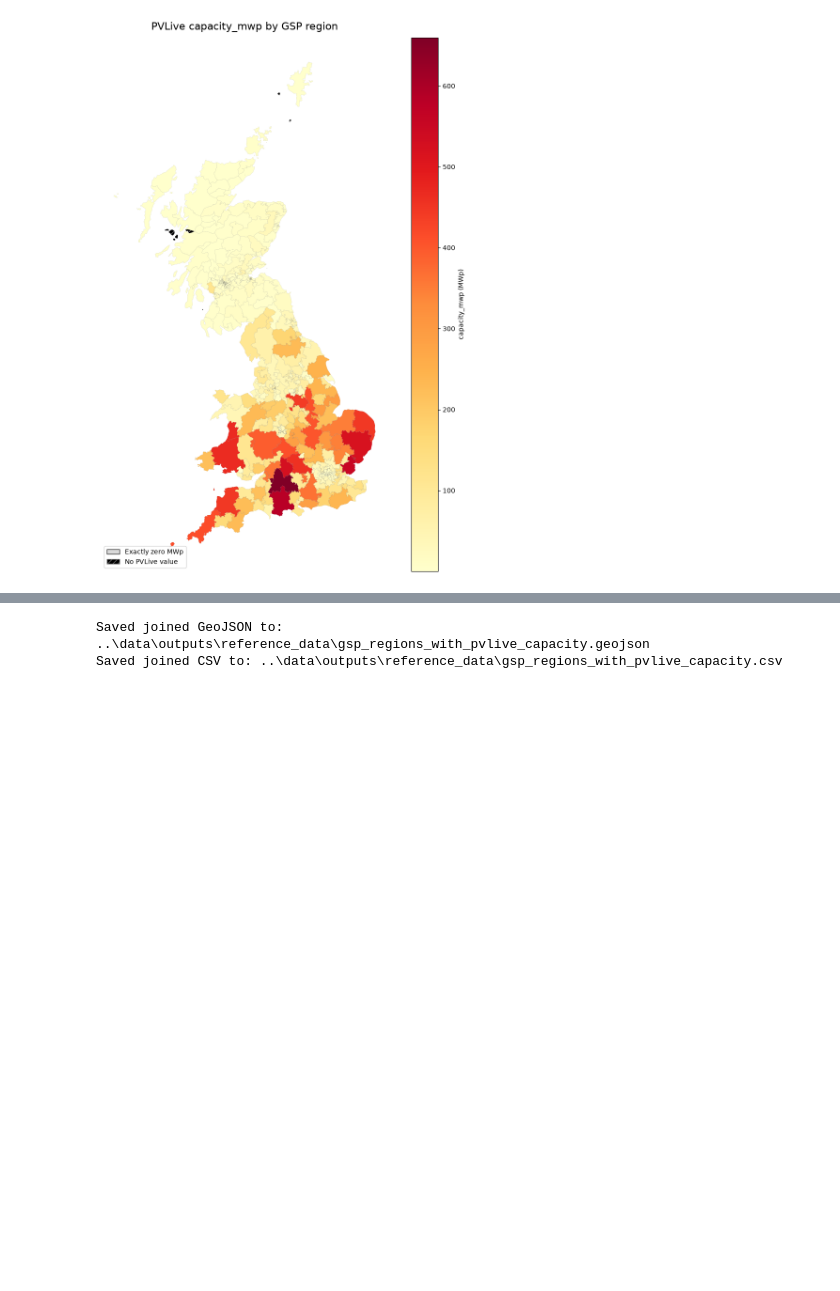
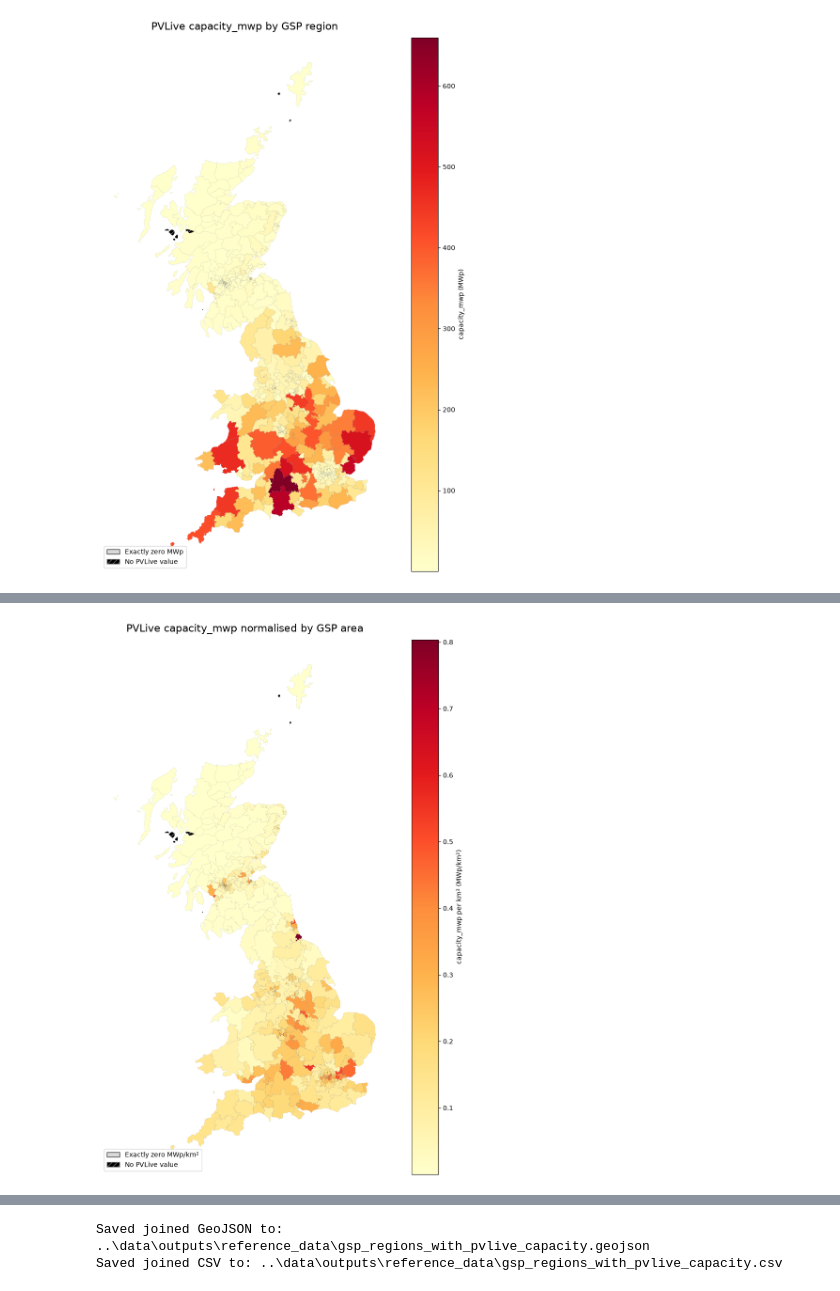
Before and after one commit to lukemccarvill/Met-Office-Solar-Luke, a Jupyter notebook: src/03_pvlive_gsp_capacity.ipynb, the cells around one changed output, grey strips where cells are left out. Cells and saved outputs as stored; diff of their text form; code cells hidden in the pictures; blank space fills up the shorter version.

```diff
--- a/src/03_pvlive_gsp_capacity.ipynb
+++ b/src/03_pvlive_gsp_capacity.ipynb
@@ -240,0 +243,95 @@ plt.show()
+# %%
+# Calculate area-normalised capacity for each GSP, keeping multipart GSPs together.
+gsp_area = (
+    gsp_with_capacity[["gsp_id", "geometry"]]
+    .dropna(subset=["gsp_id"])
+    .to_crs("EPSG:27700")
+    .assign(area_km2=lambda frame: frame.geometry.area / 1_000_000)
+    .groupby("gsp_id", as_index=False)["area_km2"]
+    .sum()
+)
+
+capacity_by_gsp = gsp_with_capacity[
+    ["gsp_id", CAPACITY_FIELD]
+].drop_duplicates("gsp_id")
+capacity_density = capacity_by_gsp.merge(gsp_area, on="gsp_id", how="left")
+normalised_field = f"{CAPACITY_FIELD}_per_km2"
+capacity_density[normalised_field] = (
+    capacity_density[CAPACITY_FIELD] / capacity_density["area_km2"]
+)
+
+gsp_with_density = gsp_with_capacity.drop(
+    columns=["area_km2", normalised_field], errors="ignore"
+).merge(
+    capacity_density[["gsp_id", "area_km2", normalised_field]],
+    on="gsp_id",
+    how="left",
+    validate="many_to_one",
+)
+
+missing_density = gsp_with_density[gsp_with_density[normalised_field].isna()]
+zero_density = gsp_with_density[gsp_with_density[normalised_field] == 0]
+positive_density = gsp_with_density[gsp_with_density[normalised_field] > 0]
+
+fig, ax = plt.subplots(figsize=(10, 12))
+
+missing_density.plot(
+    ax=ax,
+    facecolor="black",
+    edgecolor="#777777",
+    hatch="///",
+    linewidth=0.05,
+    zorder=1,
+)
+zero_density.plot(
+    ax=ax,
+    facecolor="#d9d9d9",
+    edgecolor="#333333",
+    linewidth=0.05,
+    zorder=2,
+)
+
+if not positive_density.empty:
+    positive_density.plot(
+        ax=ax,
+        column=normalised_field,
+        cmap="YlOrRd",
+        vmin=positive_density[normalised_field].min(),
+        vmax=positive_density[normalised_field].max(),
+        edgecolor="#333333",
+        linewidth=0.05,
+        legend=True,
+        legend_kwds={"label": f"{CAPACITY_FIELD} per km² (MWp/km²)"},
+        zorder=3,
+    )
+
+ax.set_title(
+    f"PVLive {CAPACITY_FIELD} normalised by GSP area",
+    fontsize=16,
+    pad=12,
+)
+ax.legend(
+    handles=[
+        Patch(
+            facecolor="#d9d9d9",
+            edgecolor="#333333",
+            label="Exactly zero MWp/km²",
+        ),
+        Patch(
+            facecolor="black",
+            edgecolor="#777777",
+            hatch="///",
+            label="No PVLive value",
+        ),
+    ],
+    loc="lower left",
+    frameon=True,
+)
+ax.set_axis_off()
+fig.tight_layout()
+plt.show()
+
+print(f"Area-normalised field: {normalised_field}")
+print(f"GSPs with area data: {capacity_density['area_km2'].notna().sum()}")
+# %% [output]
+[figure, added]
```
Also changed, not shown: parts of 5 cells of this notebook, 10 other files.
